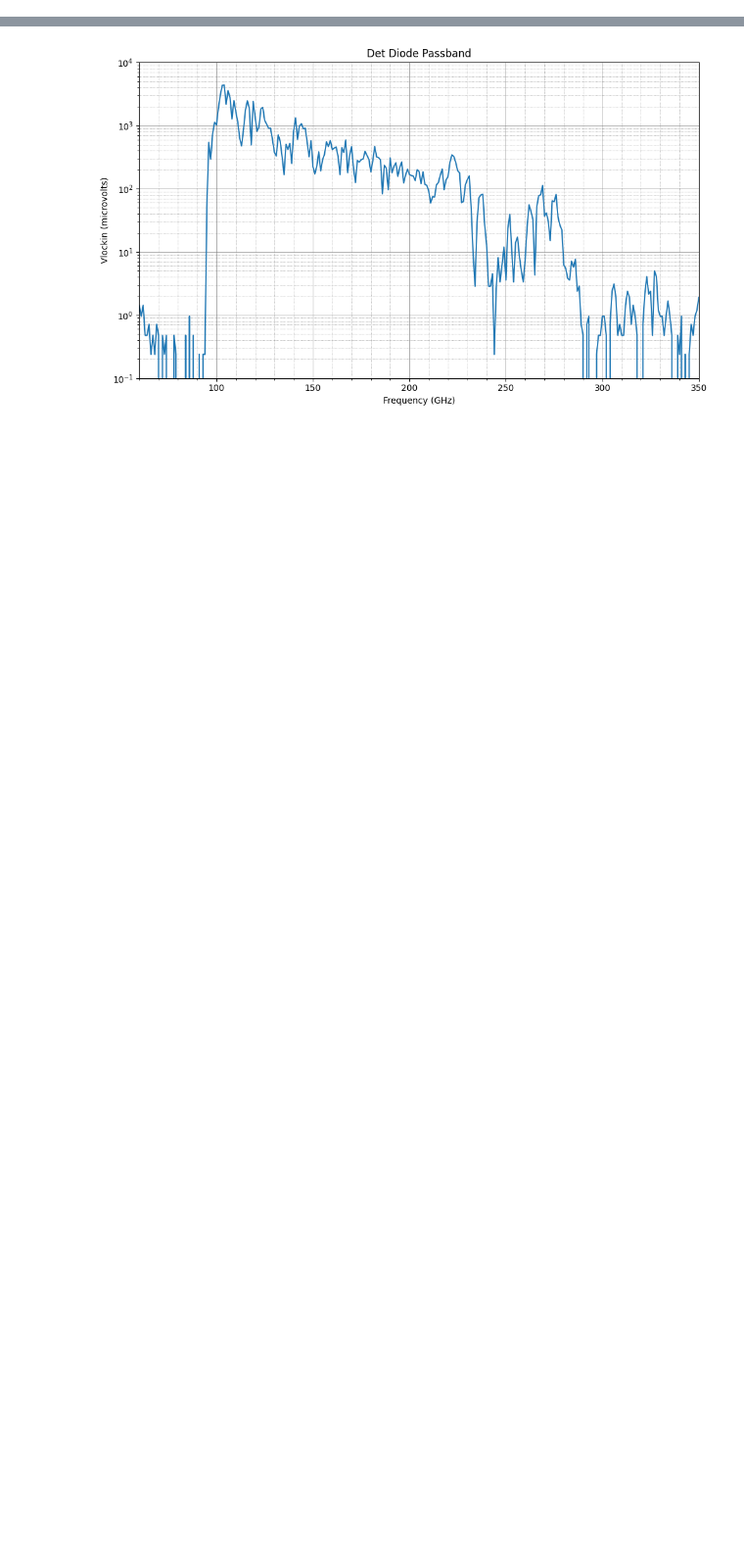
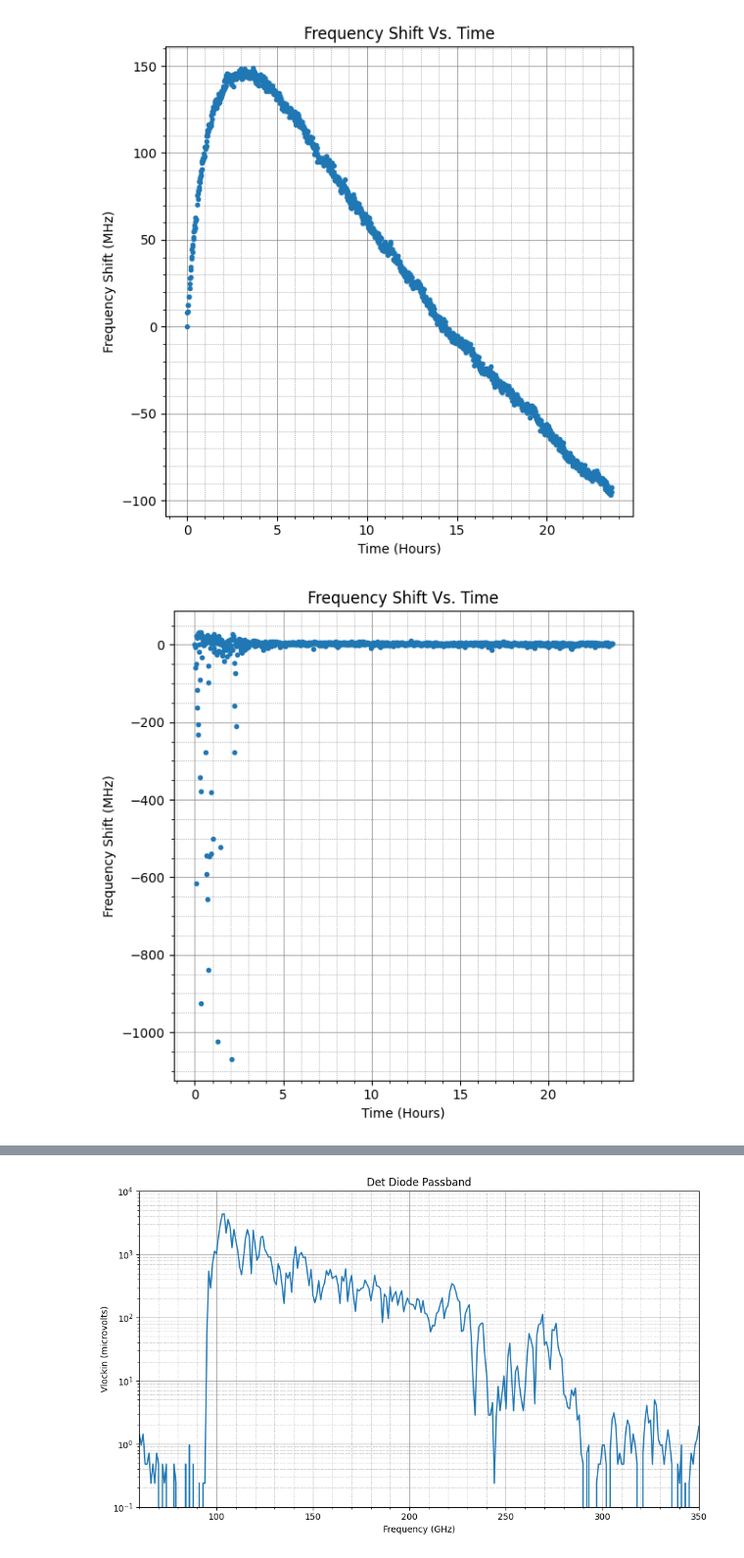
Before and after one commit to jacornelison/PROWLS-Control, a Jupyter notebook: Scripts/plot_and_fit_freq_stab.ipynb, the cells around one changed output, grey strips where cells are left out. Shown at 98% size. Drawn from its saved outputs; the diff is of its cells as text; code cells hidden in the pictures; blank space fills up the shorter version.

```diff
--- a/Scripts/plot_and_fit_freq_stab.ipynb
+++ b/Scripts/plot_and_fit_freq_stab.ipynb
@@ -131,0 +162,42 @@ plt.show()
+# %%
+plt.figure(6,figsize=(6,6))
+plt.plot((time_list-time_list[0])/3600,np.array(shifts)*1000,'.')
+
+plt.title('Frequency Shift Vs. Time')
+plt.grid(True, which='both', linestyle='-', linewidth='0.5', color='gray')
+plt.minorticks_on()
+plt.grid(True, which='minor', linestyle=':', linewidth='0.5', color='gray')
+plt.ylabel('Frequency Shift (MHz)')
+plt.xlabel('Time (Hours)')
+plt.tight_layout()
+plt.savefig('toptica_freq_shift.png',dpi=300)
+plt.show()
+
+plt.figure(7,figsize=(6,6))
+plt.plot((time_list-time_list[0])/3600,np.array(bgs),'.')
+
+plt.title('Frequency Shift Vs. Time')
+plt.grid(True, which='both', linestyle='-', linewidth='0.5', color='gray')
+plt.minorticks_on()
+plt.grid(True, which='minor', linestyle=':', linewidth='0.5', color='gray')
+plt.ylabel('Frequency Shift (MHz)')
+plt.xlabel('Time (Hours)')
+plt.tight_layout()
+#plt.savefig('toptica_freq_shift.png',dpi=300)
+plt.show()
+
+plt.figure(8,figsize=(6,6))
+plt.plot((time_list-time_list[0])/3600,np.array(amps),'.')
+
+plt.title('Frequency Shift Vs. Time')
+plt.grid(True, which='both', linestyle='-', linewidth='0.5', color='gray')
+plt.minorticks_on()
+plt.grid(True, which='minor', linestyle=':', linewidth='0.5', color='gray')
+plt.ylabel('Frequency Shift (MHz)')
+plt.xlabel('Time (Hours)')
+plt.tight_layout()
+#plt.savefig('toptica_freq_shift.png',dpi=300)
+plt.show()
+# %% [output]
+[figure, added]
+[figure, added]
```
Also changed, not shown: parts of 6 cells of this notebook, 4 other files.
